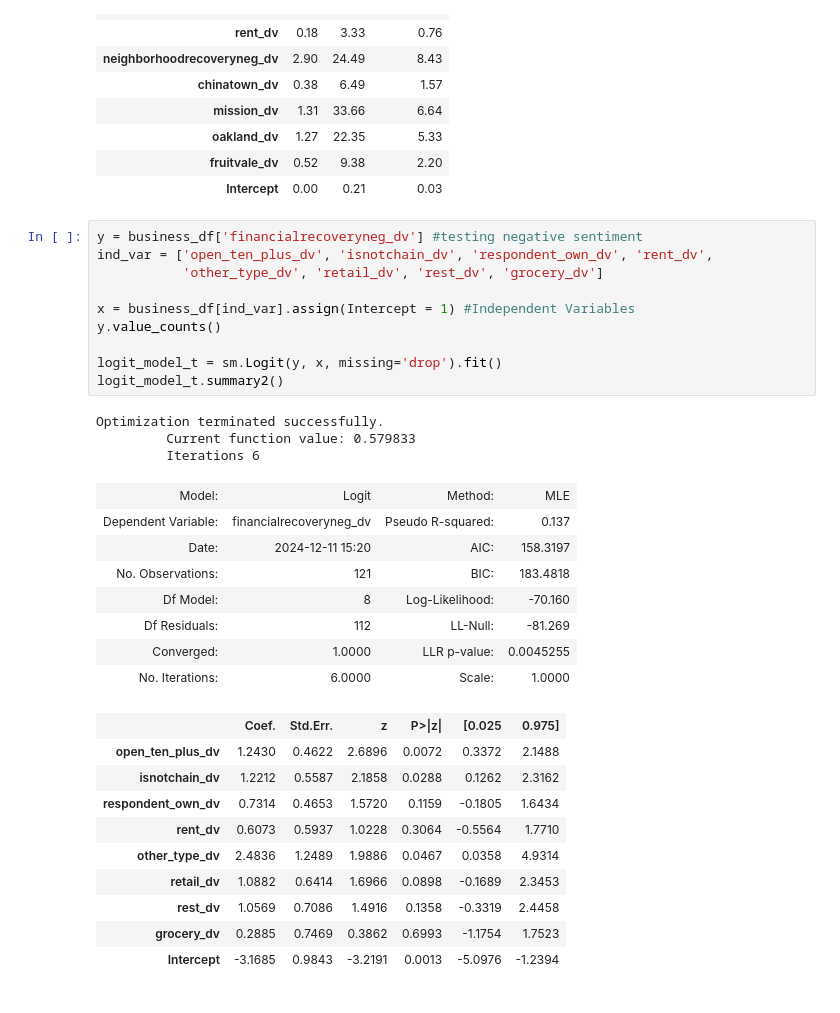
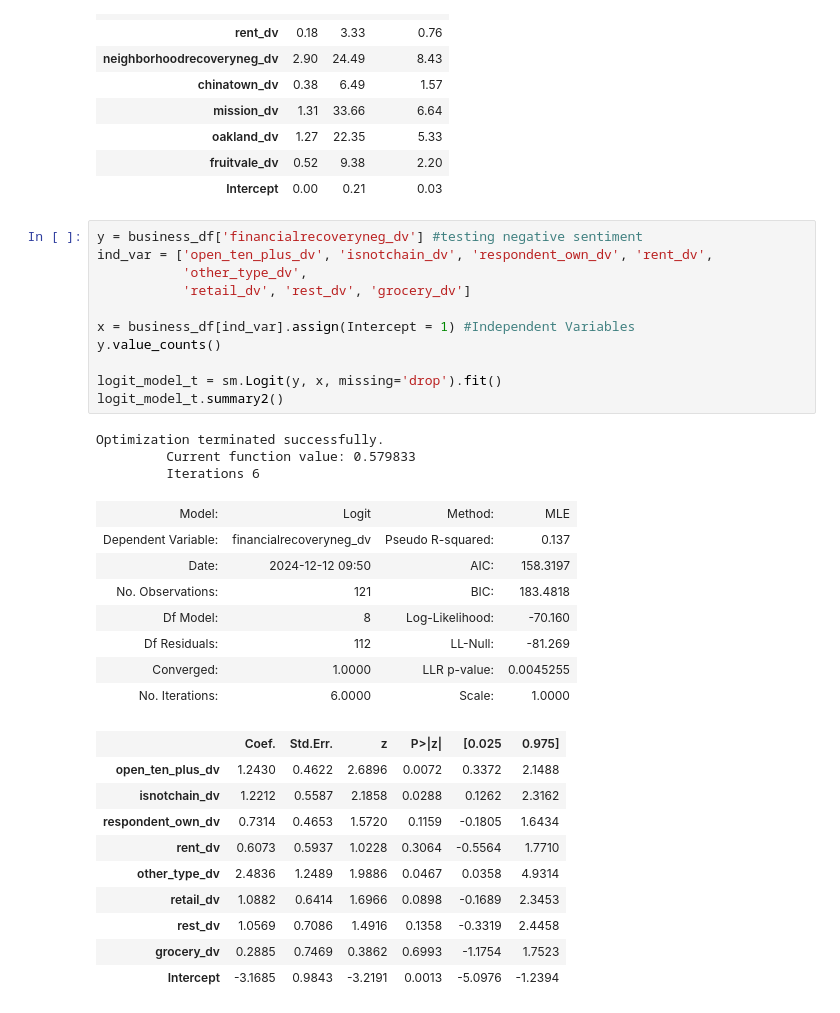
Before and after one commit to mbecica/business-survey-201, a Jupyter notebook: financial-stability.ipynb, the cells around one changed output. Saved outputs shown, nothing was run; the diff lists cells and outputs as text.

```diff
--- a/financial-stability.ipynb
+++ b/financial-stability.ipynb
@@ -895,20 +904,21 @@ or_table
 # %%
 y = business_df['financialrecoveryneg_dv'] #testing negative sentiment
 ind_var = ['open_ten_plus_dv', 'isnotchain_dv', 'respondent_own_dv', 'rent_dv',
-           'other_type_dv', 'retail_dv', 'rest_dv', 'grocery_dv']
+           'other_type_dv',
+           'retail_dv', 'rest_dv', 'grocery_dv']
 
 x = business_df[ind_var].assign(Intercept = 1) #Independent Variables
 y.value_counts()
 
 logit_model_t = sm.Logit(y, x, missing='drop').fit()
 logit_model_t.summary2()
 # %% [output]
 Optimization terminated successfully.
          Current function value: 0.579833
          Iterations 6
 | Model: | Logit | Method: | MLE |
 | Dependent Variable: | financialrecoveryneg_dv | Pseudo R-squared: | 0.137 |
-| Date: | 2024-12-11 15:20 | AIC: | 158.3197 |
+| Date: | 2024-12-12 09:50 | AIC: | 158.3197 |
 | No. Observations: | 121 | BIC: | 183.4818 |
 | Df Model: | 8 | Log-Likelihood: | -70.160 |
 | Df Residuals: | 112 | LL-Null: | -81.269 |
```
Also changed, not shown: parts of 6 cells of this notebook.
